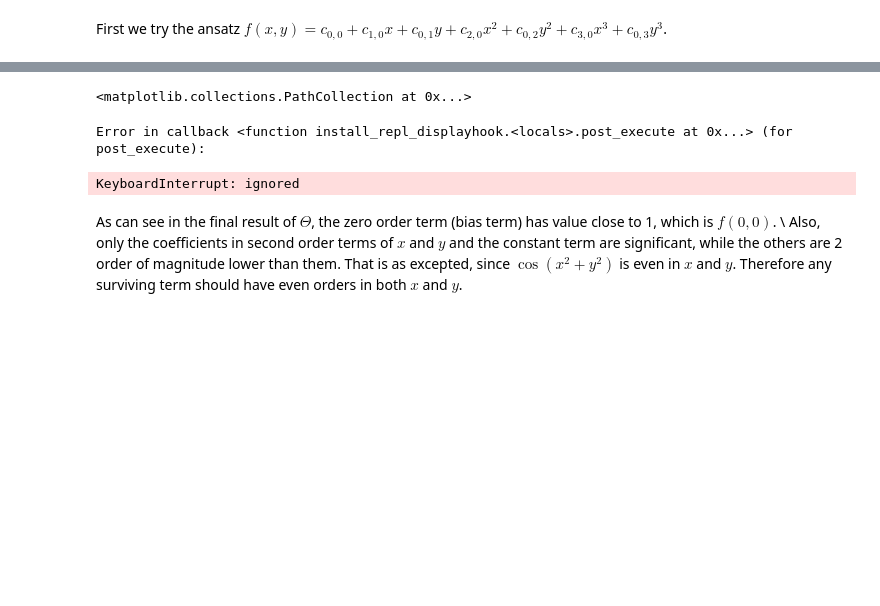
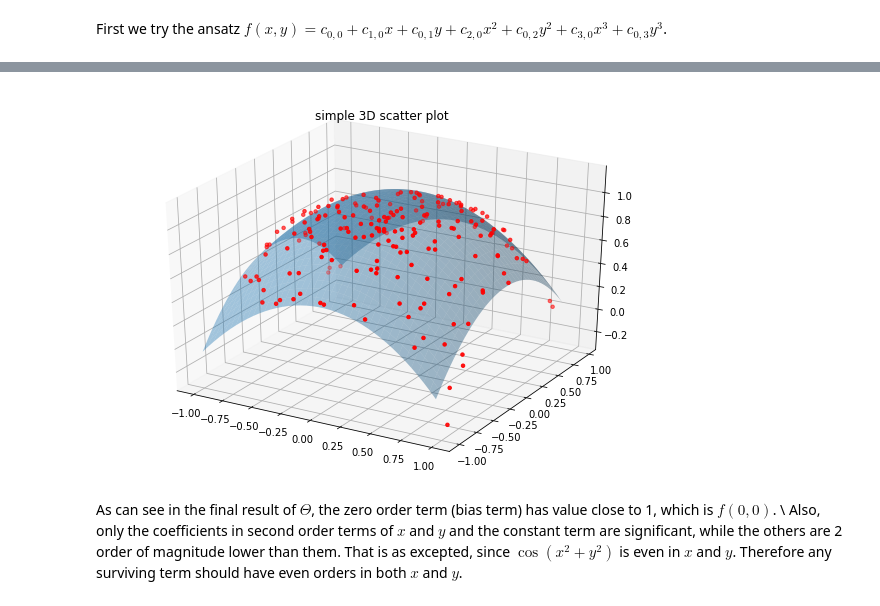
Before and after one commit to LeoisWTT/PHYS3151-Machine-Learning-in-Physics-2023, a Jupyter notebook: multivariate-linear-regression/2D_function_expansion.ipynb, the cells around one changed output, grey strips where cells are left out. Saved outputs shown, nothing was run; the diff lists cells and outputs as text; code cells hidden in the pictures; blank space fills up the shorter version.

```diff
--- a/multivariate-linear-regression/2D_function_expansion.ipynb
+++ b/multivariate-linear-regression/2D_function_expansion.ipynb
@@ -111,10 +169,23 @@ plt.title("Cost function using Gradient Descent")
-# %%
-[XX,YY]=np.meshgrid(df[:,1],df[:,2])
-plt.scatter(XX,YY,test_func(XX,YY))
-# %% [output]
-<matplotlib.collections.PathCollection at 0x...>
-Error in callback <function install_repl_displayhook.<locals>.post_execute at 0x...> (for post_execute):
-KeyboardInterrupt: ignored
+# %%
+[XX,YY]=np.meshgrid(df[:,1],df[:,2])
+# Creating figure
+fig = plt.figure(figsize = (10, 7))
+ax = plt.axes(projection ="3d")
+X = np.arange(-1, 1, 0.05)
+Y = np.arange(-1, 1, 0.05)
+X, Y = np.meshgrid(X, Y)
+Z = theta[0]+theta[1]*X+theta[2]*Y+theta[3]*X**2+theta[4]*Y**2+theta[5]*X**3+theta[6]*Y**3
+
+# Plot the surface.
+surf = ax.plot_surface(X, Y, Z,
+                        antialiased=True, alpha=0.4)
+# Creating plot
+ax.scatter3D(df[:,1],df[:,2],test_func(df[:,1],df[:,2]), color = "red", s=12, label='data sample')
+plt.title("simple 3D scatter plot")
+# show plot
+plt.show()
+# %% [output]
+[figure, added]
 # %% [markdown]
 As can see in the final result of $\Theta$, the zero order term (bias term) has value close to 1, which is $f(0,0)$. \\
 Also, only the coefficients in second order terms of $x$ and $y$ and the constant term are significant, while the others are 2 order of magnitude lower than them. That is as excepted, since $\cos(x^2+y^2)$ is even in $x$ and $y$.  Therefore any surviving term should have even orders in both $x$ and $y$.
```
Also changed, not shown: parts of 9 cells of this notebook.
